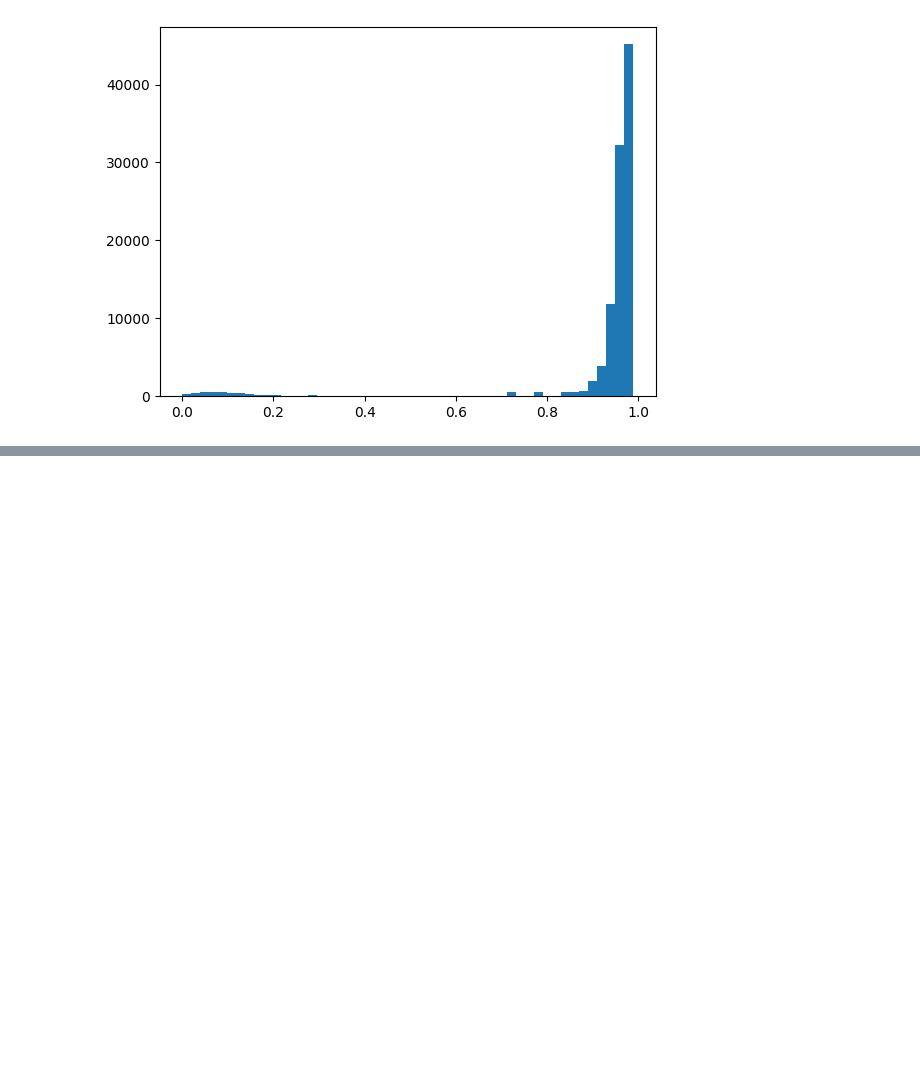
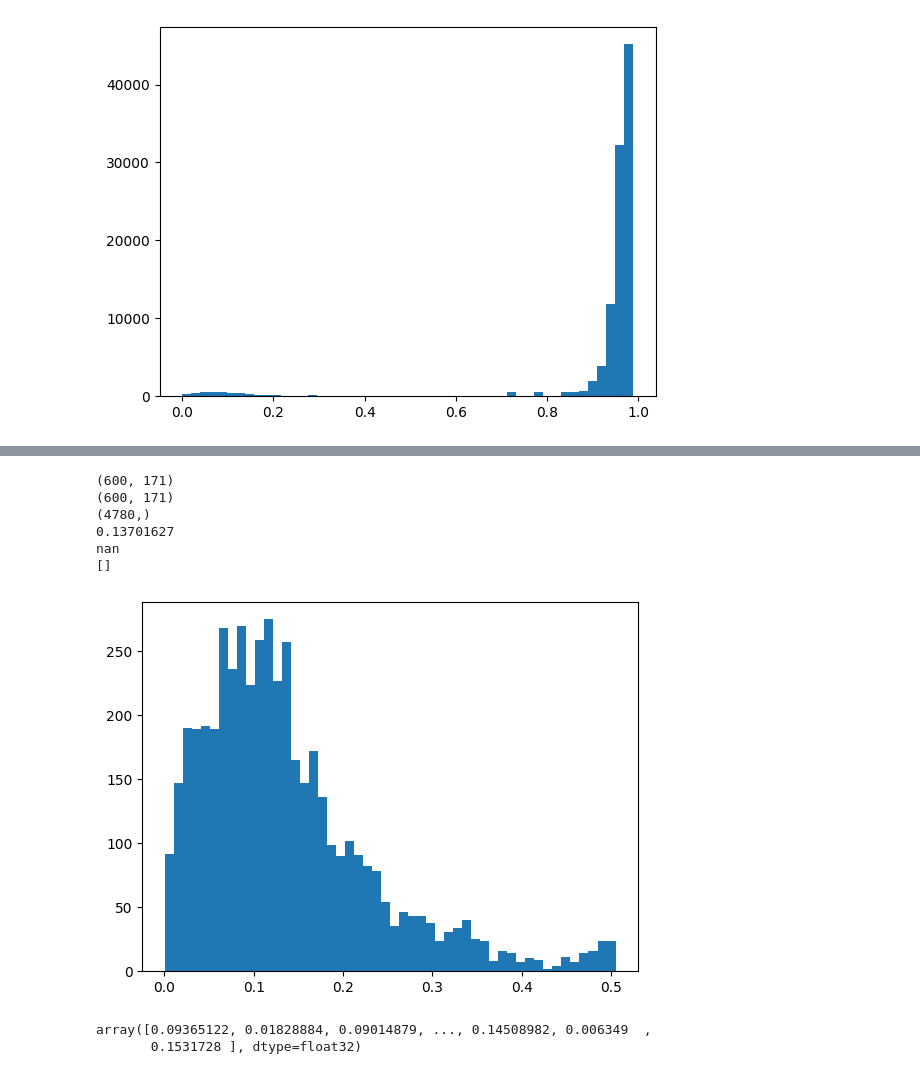
Before and after one commit to mariakesa/MouseViT, a Jupyter notebook: train_play2.ipynb, the cells around one changed output, grey strips where cells are left out. Cells and saved outputs as stored; diff of their text form; code cells hidden in the pictures; blank space fills up the shorter version.

```diff
--- a/train_play2.ipynb
+++ b/train_play2.ipynb
@@ -146,0 +170,27 @@ plt.hist(event_p.flatten(), bins=50)
+# %%
+test_p=np.load('test_probs.npy')
+event_p=np.load('event_probs.npy')
+print(test_p.shape)
+print(event_p.shape)
+#plt.hist(test_p.flatten(), bins=50)
+event_p=test_p[event_p>0.0]
+plt.hist(event_p.flatten(), bins=50)
+event_p_events=event_p[event_p>0.0]
+print(event_p_events.shape)
+event_p_zeros=event_p[event_p==0]
+print(np.mean(event_p_events))
+print(np.mean(event_p_zeros))
+print(event_p_zeros)
+# %% [output]
+(600, 171)
+(600, 171)
+(4780,)
+0.13701627
+nan
+[]
+[figure, added]
+# %%
+event_p_events
+# %% [output]
+array([0.09365122, 0.01828884, 0.09014879, ..., 0.14508982, 0.006349  ,
+       0.1531728 ], dtype=float32)
```
Also changed, not shown: parts of 2 cells of this notebook, 6 other files.
